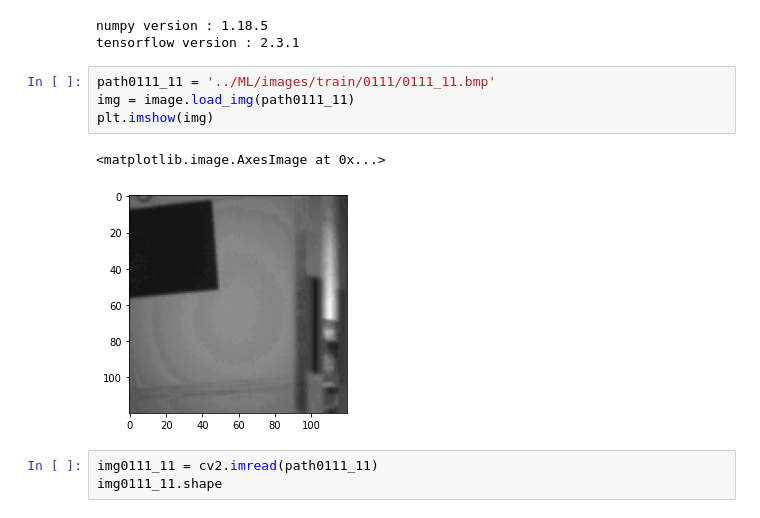
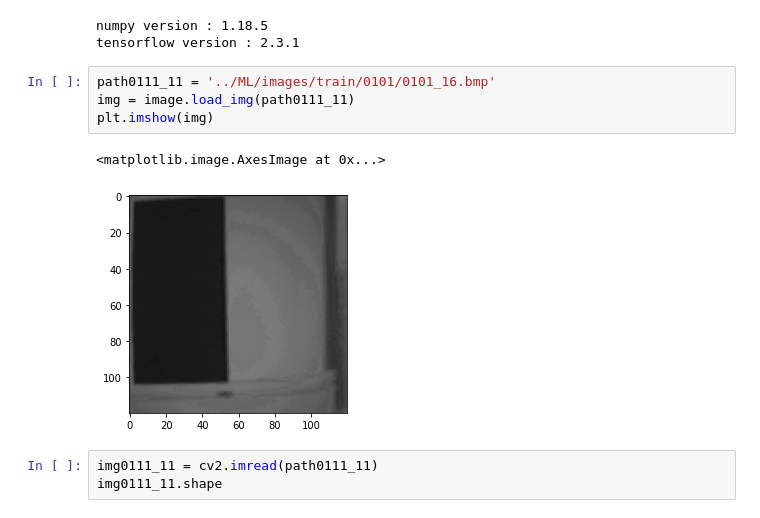
Before and after one commit to eXitHere/DATA_COMMUNICATIONS_Final_Project, a Jupyter notebook: PC2/create_model.ipynb, the cells around one changed output. Cells and saved outputs as stored; diff of their text form.

```diff
--- a/PC2/create_model.ipynb
+++ b/PC2/create_model.ipynb
@@ -15,12 +15,12 @@ print(f'tensorflow version : {tf.__version__}')
 numpy version : 1.18.5
 tensorflow version : 2.3.1
 # %%
-path0111_11 = '../ML/images/train/0111/0111_11.bmp'
+path0111_11 = '../ML/images/train/0101/0101_16.bmp'
 img = image.load_img(path0111_11)
 plt.imshow(img)
 # %% [output]
 <matplotlib.image.AxesImage at 0x...>
-[figure, old version]
+[figure, new version]
 # %%
 img0111_11 = cv2.imread(path0111_11)
 img0111_11.shape
```
Also changed, not shown: parts of 8 cells of this notebook, 2 other files.
